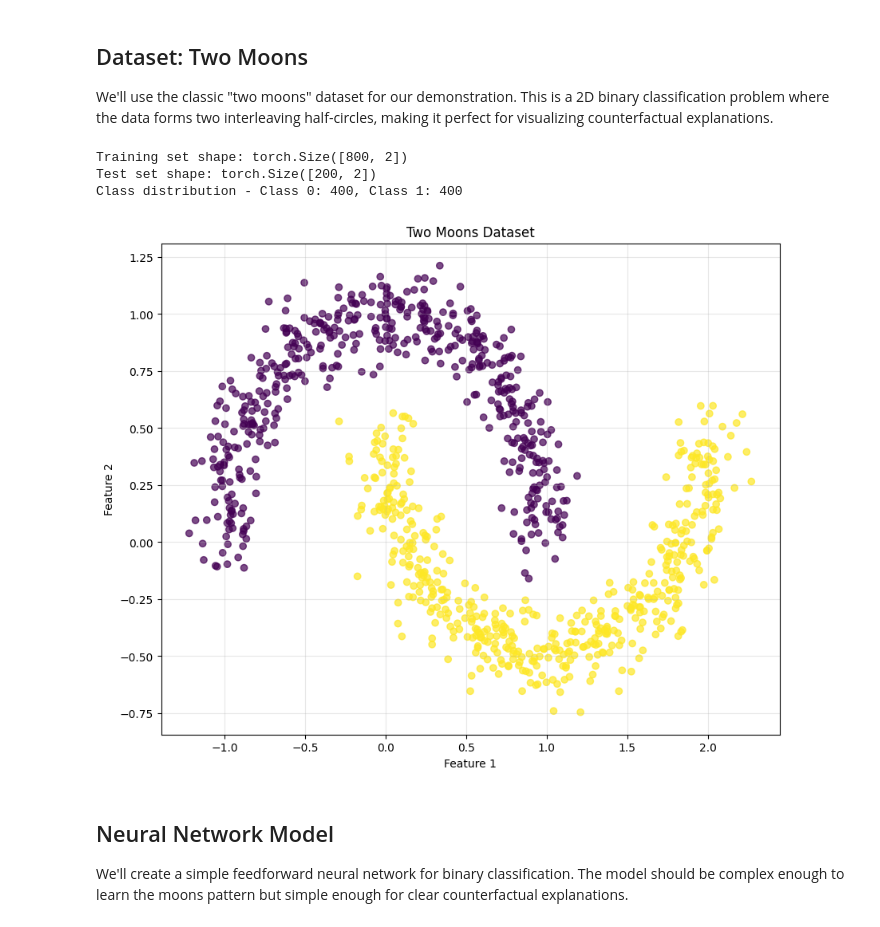
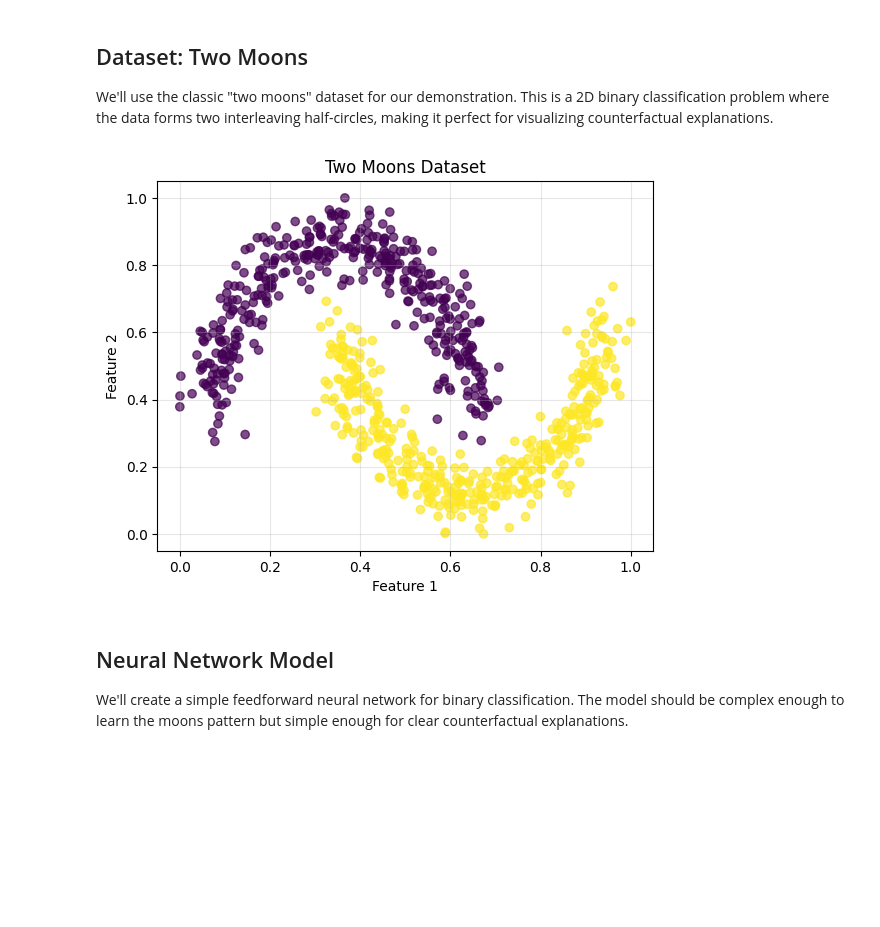
Before and after one commit to LukiLenkiewicz/ML-in-PL-counterfactuals, a Jupyter notebook: notebooks/wachter.ipynb, the cells around one changed output. Saved outputs shown, nothing was run; the diff lists cells and outputs as text; code cells hidden in the pictures; blank space fills up the shorter version.

```diff
--- a/notebooks/wachter.ipynb
+++ b/notebooks/wachter.ipynb
@@ -104,45 +107,43 @@ Where α is the learning rate.
 
 We'll use the classic "two moons" dataset for our demonstration. This is a 2D binary classification problem where the data forms two interleaving half-circles, making it perfect for visualizing counterfactual explanations.
 # %%
-# Generate the two moons dataset
-X, y = make_moons(n_samples=1000, noise=0.1, random_state=42)
-
-# Split the data
-X_train, X_test, y_train, y_test = train_test_split(
-    X, y, test_size=0.2, random_state=42
+from counterfactuals.datasets.file_dataset import FileDataset
+from counterfactuals.datasets.preprocess_datasets.preprocess_moons import (
+    transform_moons,
 )
 
-# Standardize the features
+
+dataset = FileDataset(config_path="../config/datasets/moons.yaml")
+dataset.X_train, dataset.X_test, dataset.y_train, dataset.y_test = transform_moons(
+    dataset.X_train, dataset.X_test, dataset.y_train, dataset.y_test
+)
+
 scaler = StandardScaler()
-X_train_scaled = scaler.fit_transform(X_train)
-X_test_scaled = scaler.transform(X_test)
+X_train_scaled = scaler.fit_transform(dataset.X_train)
+X_test_scaled = scaler.transform(dataset.X_test)
 
-# Convert to PyTorch tensors
-X_train_tensor = torch.FloatTensor(X_train_scaled).to(device)
-y_train_tensor = torch.LongTensor(y_train).to(device)
-X_test_tensor = torch.FloatTensor(X_test_scaled).to(device)
-y_test_tensor = torch.LongTensor(y_test).to(device)
+train_dataset = TensorDataset(
+    torch.tensor(dataset.X_train, dtype=torch.float32),
+    torch.tensor(dataset.y_train, dtype=torch.float32),
+)
+test_dataset = TensorDataset(
+    torch.tensor(dataset.X_test, dtype=torch.float32),
+    torch.tensor(dataset.y_test, dtype=torch.float32),
+)
 
-print(f"Training set shape: {X_train_tensor.shape}")
-print(f"Test set shape: {X_test_tensor.shape}")
-print(
-    f"Class distribution - Class 0: {(y_train == 0).sum()}, Class 1: {(y_train == 1).sum()}"
-)
+train_dataloader = DataLoader(train_dataset, batch_size=32, shuffle=True)
+test_dataloader = DataLoader(test_dataset, batch_size=32, shuffle=False)
-# %% [output]
-Training set shape: torch.Size([800, 2])
-Test set shape: torch.Size([200, 2])
-Class distribution - Class 0: 400, Class 1: 400
 # %%
 # Visualize the dataset
-plt.figure(figsize=(10, 8))
-scatter = plt.scatter(X[:, 0], X[:, 1], c=y, cmap="viridis", alpha=0.7)
+plt.figure()
+scatter = plt.scatter(dataset.X_train[:, 0], dataset.X_train[:, 1], c=dataset.y_train, cmap="viridis", alpha=0.7)
 plt.title("Two Moons Dataset")
 plt.xlabel("Feature 1")
 plt.ylabel("Feature 2")
 plt.grid(True, alpha=0.3)
 plt.show()
 # %% [output]
-[figure, old version]
+[figure, new version]
 # %% [markdown]
 ## Neural Network Model
 
```
Also changed, not shown: parts of 14 cells of this notebook.
